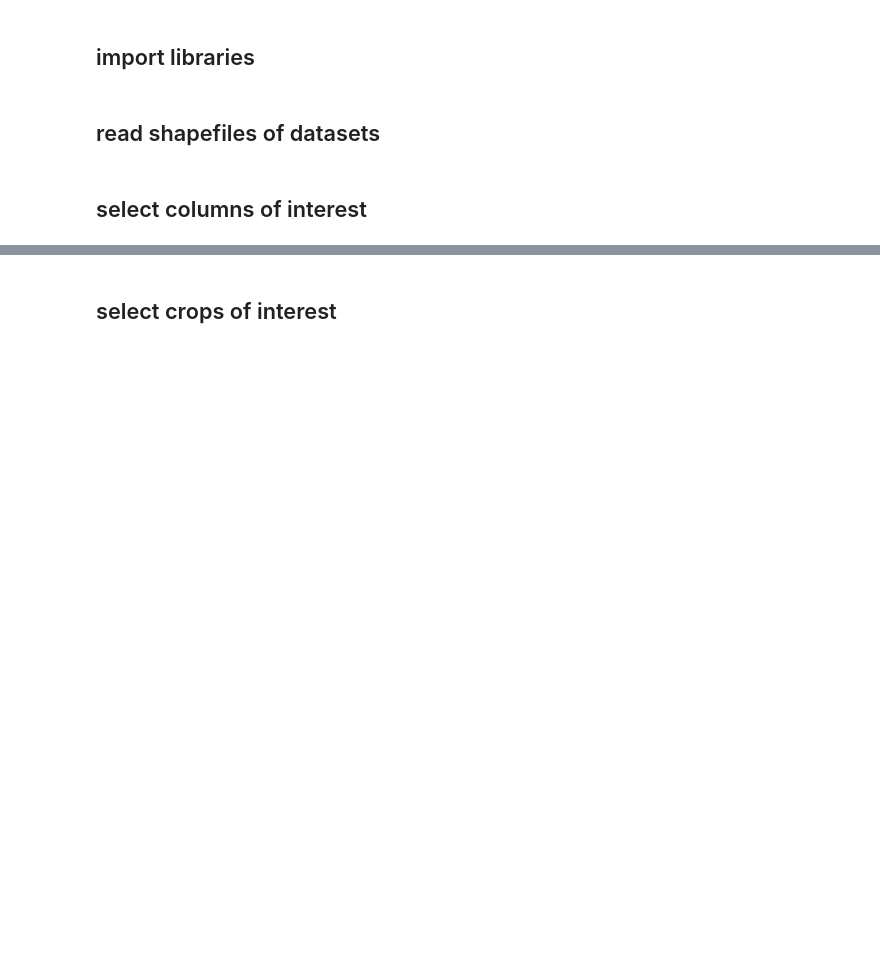
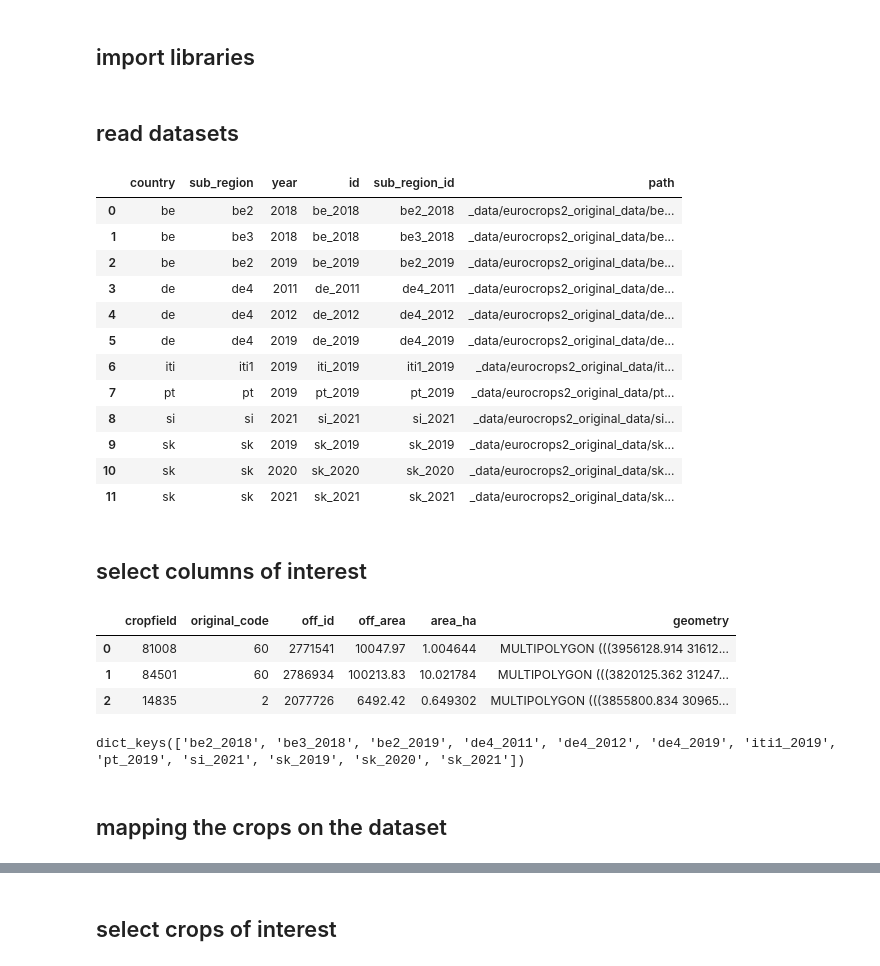
Before and after one commit to beatrizbsperes/SpatialTemporal_generalization_of_SITS_FM, a Jupyter notebook: 1_dataset_explorer.ipynb, the cells around one changed output, grey strips where cells are left out. Drawn from its saved outputs; the diff is of its cells as text; code cells hidden in the pictures; blank space fills up the shorter version.

```diff
--- a/1_dataset_explorer.ipynb
+++ b/1_dataset_explorer.ipynb
@@ -9,2 +11,2 @@ import os
 # %% [markdown]
-## read shapefiles of datasets
+## read datasets
@@ -27,2 +13,47 @@ france = gpd.read_file(france_path)
+# %%
+data_root = Path("_data/eurocrops2_original_data")
+# %%
+def get_inventory(root_path):
+    inventory = []
+
+    for country_dir in root_path.iterdir():
+        if country_dir.is_dir():
+            for file_path in country_dir.glob("*.parquet"):
+                parts = file_path.stem.split('_')
+
+                country_id = parts[0]
+                year = int(parts[-1])
+                country = country_dir.name
+
+                inventory.append({"country": country,
+                                  "sub_region": country_id,
+                                  "year": year,
+                                  "id": f"{country}_{year}",
+                                  "sub_region_id": f"{country_id}_{year}",
+                                  "path": file_path})
+
+    df = pd.DataFrame(inventory)
+
+    if not df.empty:
+        df = df.sort_values(by=["country", "year"]).reset_index(drop=True)
+
+    return df
+# %%
+available_datasets = get_inventory(data_root)
+available_datasets
+# %% [output]
+|  | country | sub_region | year | id | sub_region_id | path |
+| 0 | be | be2 | 2018 | be_2018 | be2_2018 | _data/eurocrops2_original_data/be... |
+| 1 | be | be3 | 2018 | be_2018 | be3_2018 | _data/eurocrops2_original_data/be... |
+| 2 | be | be2 | 2019 | be_2019 | be2_2019 | _data/eurocrops2_original_data/be... |
+| 3 | de | de4 | 2011 | de_2011 | de4_2011 | _data/eurocrops2_original_data/de... |
+| 4 | de | de4 | 2012 | de_2012 | de4_2012 | _data/eurocrops2_original_data/de... |
+| 5 | de | de4 | 2019 | de_2019 | de4_2019 | _data/eurocrops2_original_data/de... |
+| 6 | iti | iti1 | 2019 | iti_2019 | iti1_2019 | _data/eurocrops2_original_data/it... |
+| 7 | pt | pt | 2019 | pt_2019 | pt_2019 | _data/eurocrops2_original_data/pt... |
+| 8 | si | si | 2021 | si_2021 | si_2021 | _data/eurocrops2_original_data/si... |
+| 9 | sk | sk | 2019 | sk_2019 | sk_2019 | _data/eurocrops2_original_data/sk... |
+| 10 | sk | sk | 2020 | sk_2020 | sk_2020 | _data/eurocrops2_original_data/sk... |
+| 11 | sk | sk | 2021 | sk_2021 | sk_2021 | _data/eurocrops2_original_data/sk... |
 # %% [markdown]
 ## select columns of interest
@@ -40,0 +60,8 @@ for i in range(len(countries_list)):
+# %%
+# see what columns we have on the datasets
+gpd.read_parquet(available_datasets['path'][0]).head(3)
+# %% [output]
+|  | cropfield | original_code | off_id | off_area | area_ha | geometry |
+| 0 | 81008 | 60 | 2771541 | 10047.97 | 1.004644 | MULTIPOLYGON (((3956128.914 31612... |
+| 1 | 84501 | 60 | 2786934 | 100213.83 | 10.021784 | MULTIPOLYGON (((3820125.362 31247... |
+| 2 | 14835 | 2 | 2077726 | 6492.42 | 0.649302 | MULTIPOLYGON (((3855800.834 30965... |
@@ -40,0 +79,7 @@ for i in range(len(countries_list)):
+# %%
+datasets = load_and_filter_datasets(available_datasets, columns)
+datasets.keys()
+# %% [output]
+dict_keys(['be2_2018', 'be3_2018', 'be2_2019', 'de4_2011', 'de4_2012', 'de4_2019', 'iti1_2019', 'pt_2019', 'si_2021', 'sk_2019', 'sk_2020', 'sk_2021'])
+# %% [markdown]
+## mapping the crops on the dataset
```
Also changed, not shown: parts of 37 cells of this notebook, 3 other files.
